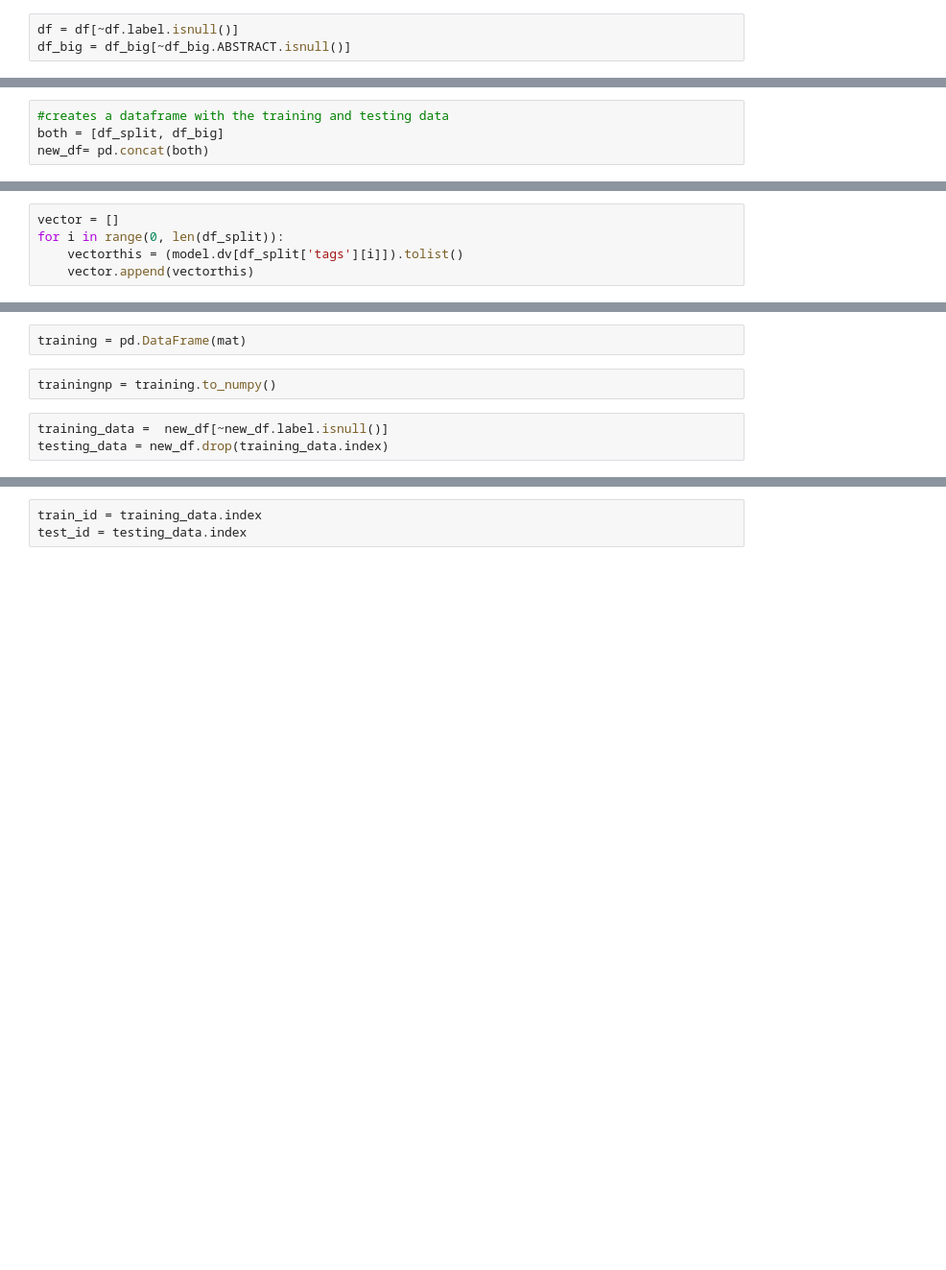
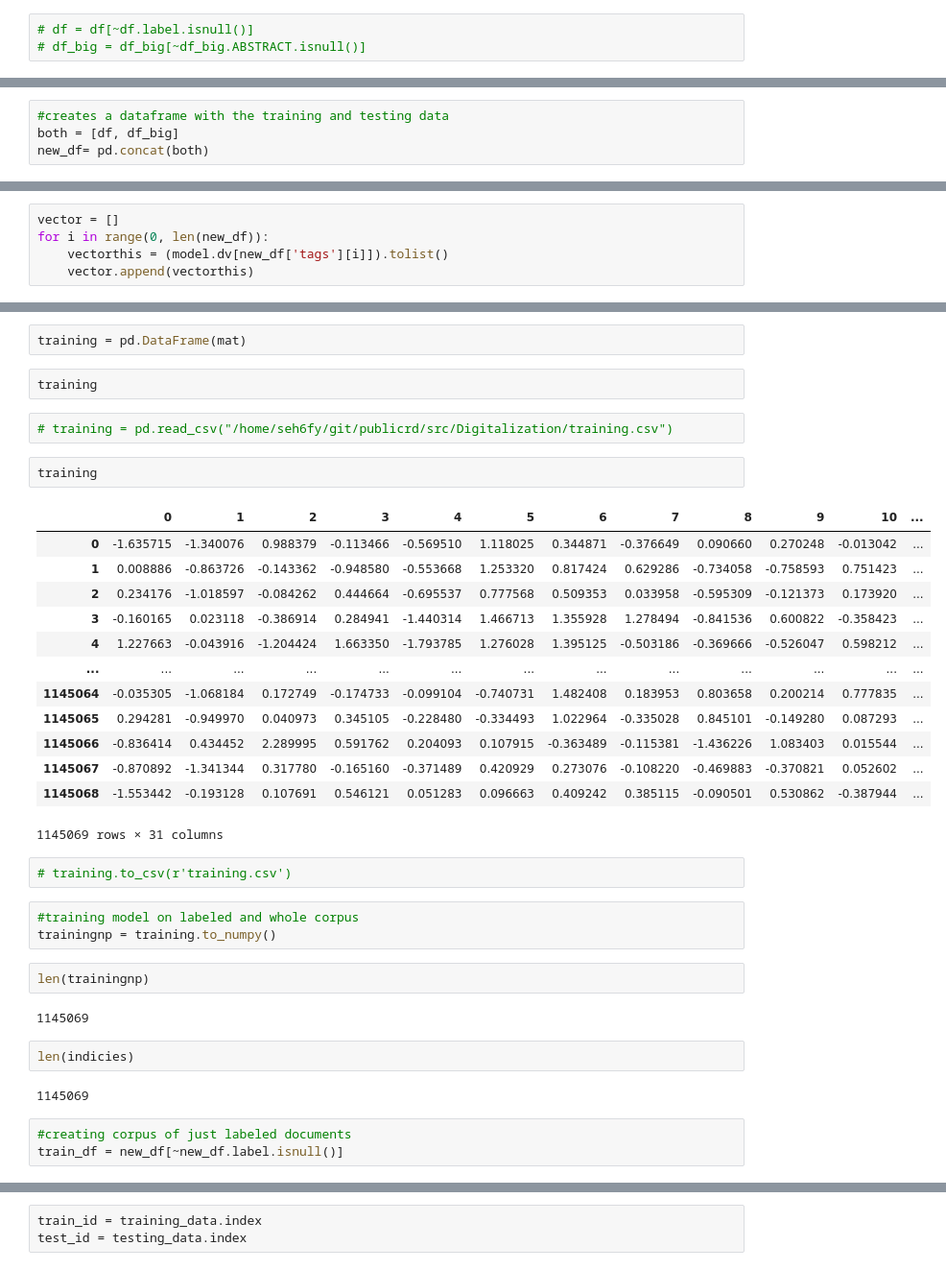
Before and after one commit to uva-bi-sdad/publicrd, a Jupyter notebook: src/Digitalization/Doc2Vec_KNN_corpus.ipynb, the cells around one changed output, grey strips where cells are left out. Shown: that part at 96% size. Drawn from its saved outputs; the diff is of its cells as text; blank space fills up the shorter version.

```diff
--- a/src/Digitalization/Doc2Vec_KNN_corpus.ipynb
+++ b/src/Digitalization/Doc2Vec_KNN_corpus.ipynb
@@ -20,6 +20,6 @@ df = pd.read_csv("/home/seh6fy/git/publicrd/data/prd/Digital_abstract_labelled/l
 # %%
 df_big = df_big[~df_big.ABSTRACT.isnull()]
 # %%
-df = df[~df.label.isnull()]
-df_big = df_big[~df_big.ABSTRACT.isnull()]
+# df = df[~df.label.isnull()]
+# df_big = df_big[~df_big.ABSTRACT.isnull()]
 # %%
@@ -34,6 +34,6 @@ df_split = pd.concat(frames)
 # %%
 #creates a dataframe with the training and testing data
-both = [df_split, df_big]
+both = [df, df_big]
 new_df= pd.concat(both)
 # %%
 new_df= new_df.reset_index(level=None, drop=True, inplace=False, col_level=0, col_fill='')
@@ -78,8 +75,8 @@ model.save("d2v.model")
 model = Doc2Vec.load("d2v.model")
 # %%
 vector = []
-for i in range(0, len(df_split)):
-    vectorthis = (model.dv[df_split['tags'][i]]).tolist()
+for i in range(0, len(new_df)):
+    vectorthis = (model.dv[new_df['tags'][i]]).tolist()
     vector.append(vectorthis)
 # %%
 mat = []
@@ -88,8 +85,39 @@ for i in vector:
         mat.append(x)
 # %%
 training = pd.DataFrame(mat)
-# %%
-trainingnp = training.to_numpy()
-# %%
-training_data =  new_df[~new_df.label.isnull()]
-testing_data = new_df.drop(training_data.index)
+# %%
+training
+# %%
+# training = pd.read_csv("/home/seh6fy/git/publicrd/src/Digitalization/training.csv")
+# %%
+training
+# %% [output]
+|  | 0 | 1 | 2 | 3 | 4 | 5 | 6 | 7 | 8 | 9 | 10 | ... |
+| 0 | -1.635715 | -1.340076 | 0.988379 | -0.113466 | -0.569510 | 1.118025 | 0.344871 | -0.376649 | 0.090660 | 0.270248 | -0.013042 | ... |
+| 1 | 0.008886 | -0.863726 | -0.143362 | -0.948580 | -0.553668 | 1.253320 | 0.817424 | 0.629286 | -0.734058 | -0.758593 | 0.751423 | ... |
+| 2 | 0.234176 | -1.018597 | -0.084262 | 0.444664 | -0.695537 | 0.777568 | 0.509353 | 0.033958 | -0.595309 | -0.121373 | 0.173920 | ... |
+| 3 | -0.160165 | 0.023118 | -0.386914 | 0.284941 | -1.440314 | 1.466713 | 1.355928 | 1.278494 | -0.841536 | 0.600822 | -0.358423 | ... |
+| 4 | 1.227663 | -0.043916 | -1.204424 | 1.663350 | -1.793785 | 1.276028 | 1.395125 | -0.503186 | -0.369666 | -0.526047 | 0.598212 | ... |
+| ... | ... | ... | ... | ... | ... | ... | ... | ... | ... | ... | ... | ... |
+| 1145064 | -0.035305 | -1.068184 | 0.172749 | -0.174733 | -0.099104 | -0.740731 | 1.482408 | 0.183953 | 0.803658 | 0.200214 | 0.777835 | ... |
+| 1145065 | 0.294281 | -0.949970 | 0.040973 | 0.345105 | -0.228480 | -0.334493 | 1.022964 | -0.335028 | 0.845101 | -0.149280 | 0.087293 | ... |
+| 1145066 | -0.836414 | 0.434452 | 2.289995 | 0.591762 | 0.204093 | 0.107915 | -0.363489 | -0.115381 | -1.436226 | 1.083403 | 0.015544 | ... |
+| 1145067 | -0.870892 | -1.341344 | 0.317780 | -0.165160 | -0.371489 | 0.420929 | 0.273076 | -0.108220 | -0.469883 | -0.370821 | 0.052602 | ... |
+| 1145068 | -1.553442 | -0.193128 | 0.107691 | 0.546121 | 0.051283 | 0.096663 | 0.409242 | 0.385115 | -0.090501 | 0.530862 | -0.387944 | ... |
+1145069 rows × 31 columns
+# %%
+# training.to_csv(r'training.csv')
+# %%
+#training model on labeled and whole corpus
+trainingnp = training.to_numpy()
+# %%
+len(trainingnp)
+# %% [output]
+1145069
+# %%
+len(indicies)
+# %% [output]
+1145069
+# %%
+#creating corpus of just labeled documents
+train_df = new_df[~new_df.label.isnull()]
```
Also changed, not shown: parts of 41 cells of this notebook.
